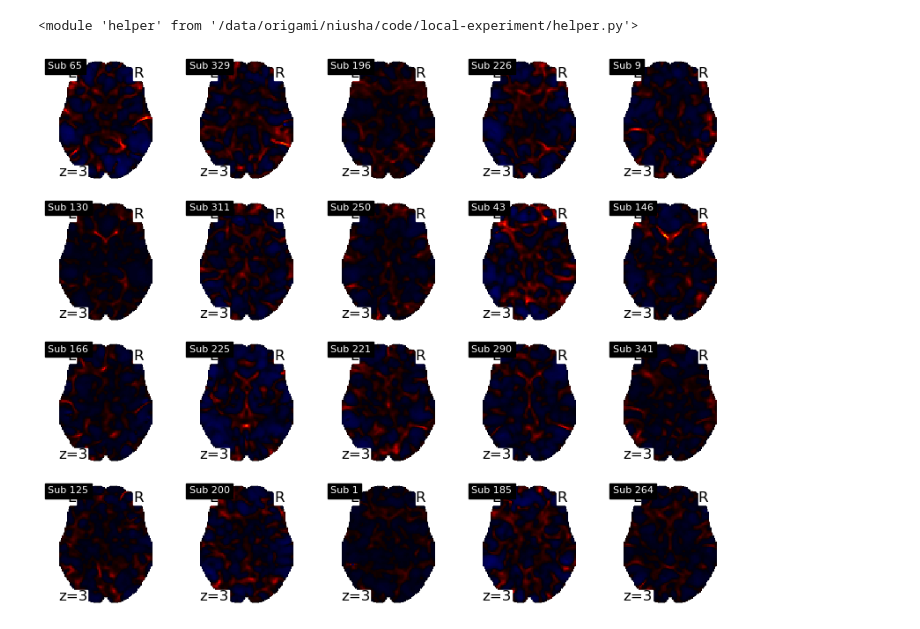
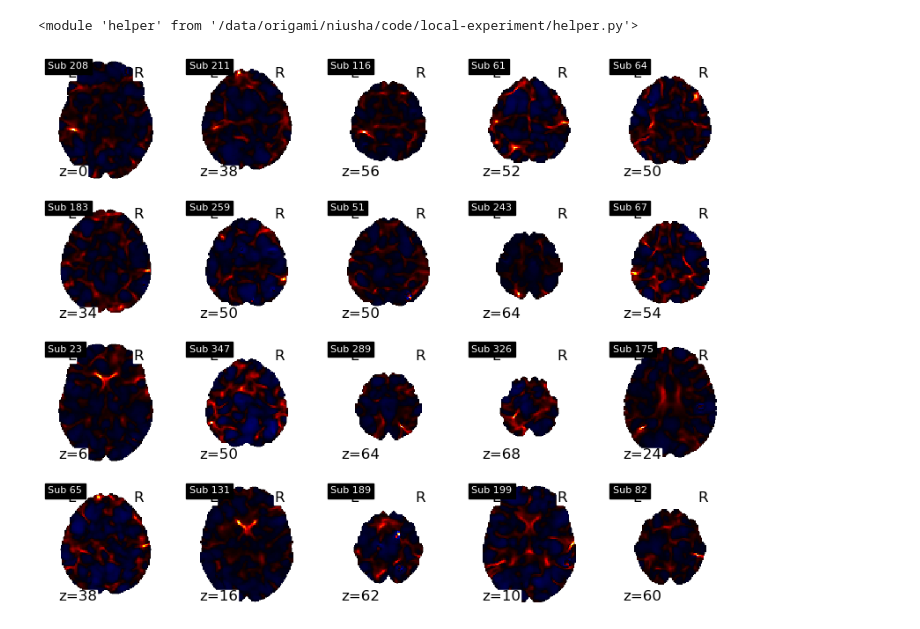
Before and after one commit to mirhnius/ICA_Nilearn_Test, a Jupyter notebook: visualization.ipynb, the cells around one changed output. Drawn from its saved outputs; the diff is of its cells as text; code cells hidden in the pictures.

```diff
--- a/visualization.ipynb
+++ b/visualization.ipynb
@@ -13,9 +13,9 @@ importlib.reload(helper)
 # %% [output]
 <module 'helper' from '/data/origami/niusha/code/local-experiment/helper.py'>
 # %%
-helper.random_plotter(Original_DBMs,z_slice=[3])
+helper.random_plotter(Original_DBMs)
 # %% [output]
-[figure, old version]
+[figure, new version]
 # %%
 helper.image_report(Original_DBMs)
 # %% [output]
```
Also changed, not shown: parts of 12 cells of this notebook, 4 other files.
